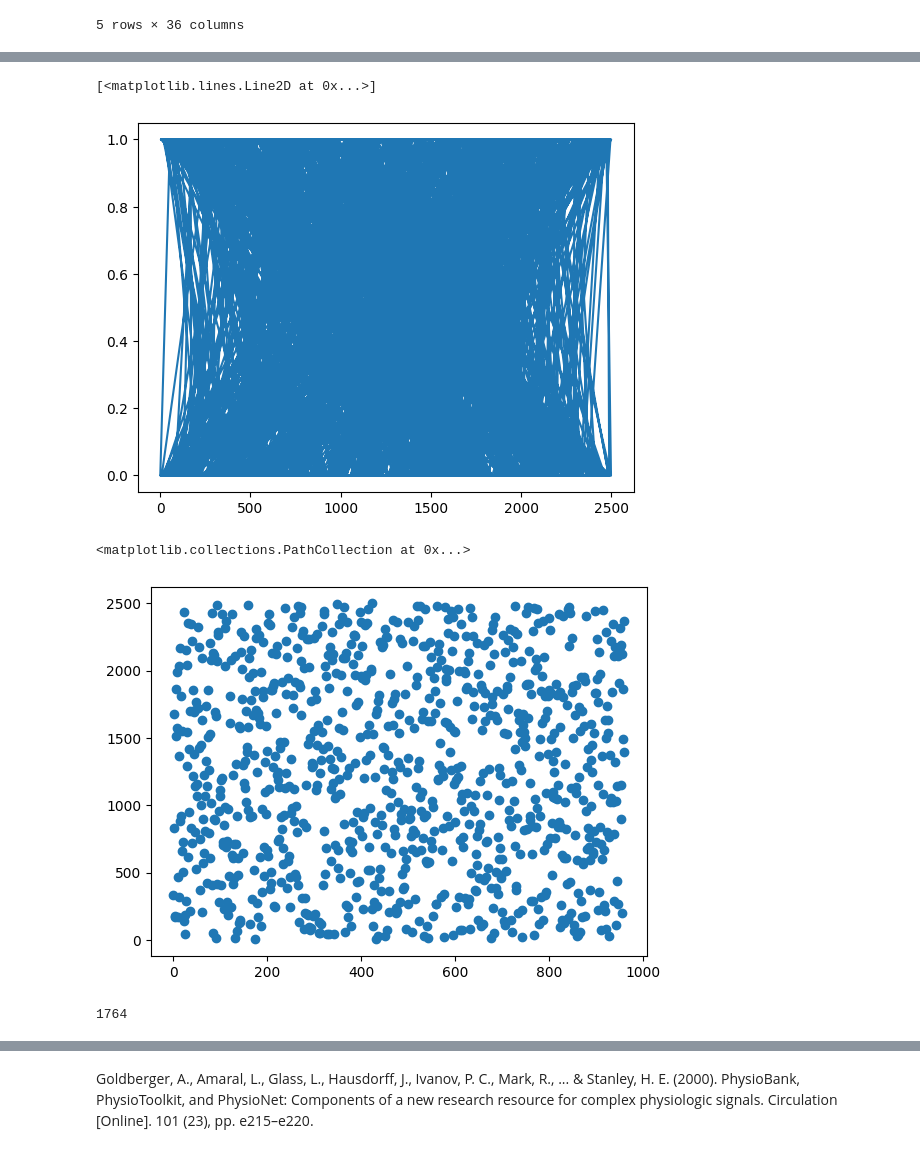
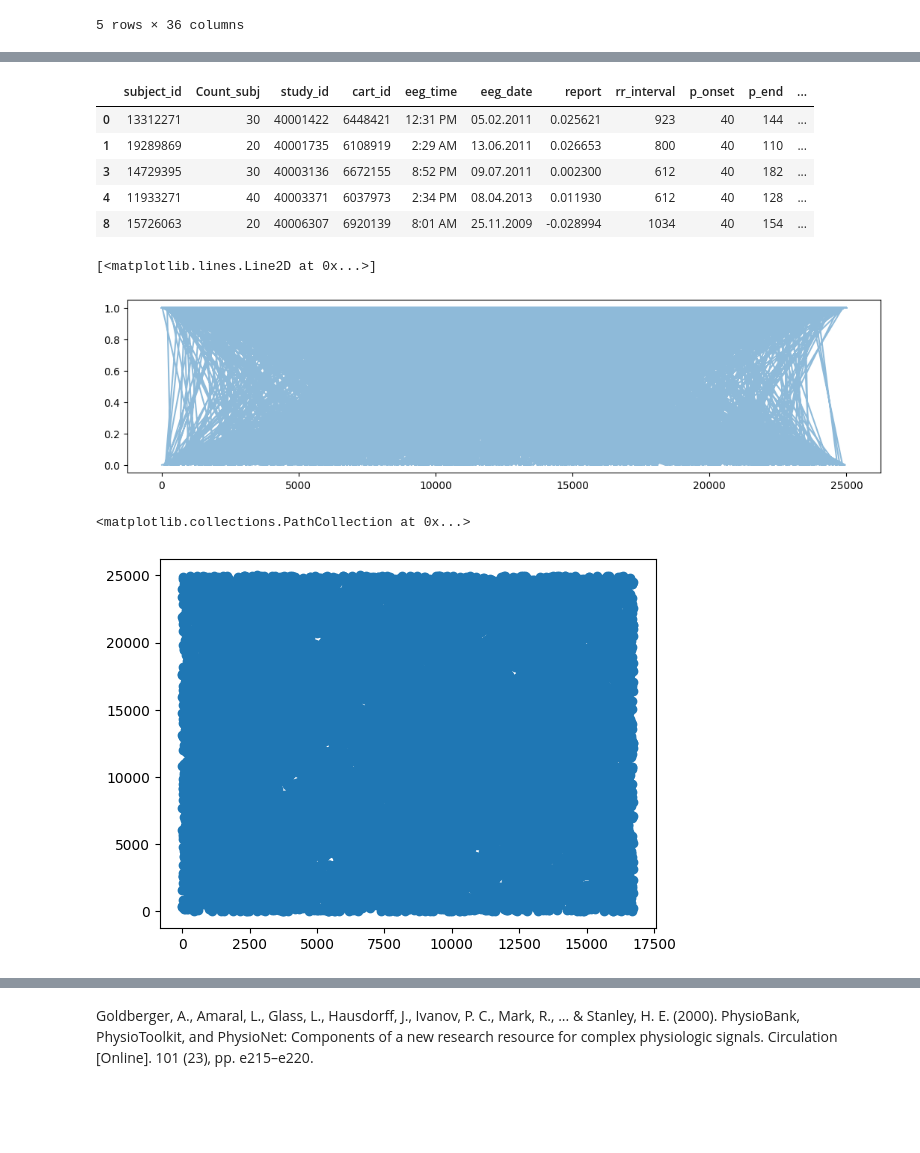
Before and after one commit to TAUforPython/BioMedAI, a Jupyter notebook: GNN model ECG classification.ipynb, the cells around one changed output, grey strips where cells are left out. Drawn from its saved outputs; the diff is of its cells as text; code cells hidden in the pictures; blank space fills up the shorter version.

```diff
--- a/GNN model ECG classification.ipynb
+++ b/GNN model ECG classification.ipynb
@@ -22,7 +25,7 @@ from gensim.models import Word2Vec
 # %%
 # загружаем полный датасет
 #raw_table_data = pd.read_csv('https://raw.githubusercontent.com/TAUforPython/BioMedAI/main/test_datasets/test_data_ECG.csv', nrows=25000)
-raw_table_data = pd.read_csv('https://raw.githubusercontent.com/TAUforPython/BioMedAI/main/test_datasets/ArrayArrowDataECGgraph.csv', nrows=2500, sep=';')
+raw_table_data = pd.read_csv('https://raw.githubusercontent.com/TAUforPython/BioMedAI/main/test_datasets/ArrayArrowDataECGgraph.csv', nrows=25000, sep=';')
 raw_table_data.head(5)
 # %% [output]
 |  | subject_id | Count_subj | study_id | cart_id | Healthy_Status | eeg_time | eeg_date | report_0 | report_1 | ... |
@@ -71,23 +58,5 @@ full_df_filtered = full_df_filtered.drop(columns = ['bandwidth', 'filtering'])
 # Делаем колонку с таргетами крайней справа
 full_df_filtered = full_df_filtered[[col for col in full_df_filtered.columns if col != 'Healthy_Status'] + ['Healthy_Status']]
 
-# Разбиваем столбец с текстовым отчетом на токены
-words = [text.split() for text in full_df_filtered['report']]
-
-# Обучаем модель Word2Vec
-w2v_model = Word2Vec(words)
-
-# Функция для получения среднего эмбеддинга строки
-def get_sentence_embedding(sentence):
-    words = sentence.split()
-    word_vectors = [w2v_model.wv[word] for word in words if word in w2v_model.wv]
-    if word_vectors:
-        return np.mean(word_vectors, axis=0)  # Усреднённый вектор
-    else:
-        return np.zeros(w2v_model.vector_size)  # Нулевой вектор, если слова нет в модели
-
-# Применяем функцию ко всей колонке и переводим каждый вектор в одно число
-full_df_filtered['report'] = full_df_filtered['report'].apply(lambda x: get_sentence_embedding(x).mean())
-
-full_df_filtered.head()
+full_df_filtered['report']
 # %% [output]
@@ -103,0 +77,14 @@ full_df_filtered.shape
+# %%
+#example of diagnosis tokenizing
+print(full_df_filtered['report'][1].lower().split())
+
+def get_sentence_embedding(sentence):
+    #words = sentence.split()
+    words = sentence.lower().split()
+    word_vectors = [w2v_model.wv[word] for word in words if word in w2v_model.wv]
+    if word_vectors:
+        return np.mean(word_vectors, axis=0)  # Усреднённый вектор
+    else:
+        return np.zeros(w2v_model.vector_size)  # Нулевой вектор, если слова нет в модели
+
+#get_sentence_embedding(full_df_filtered['report'][1])
@@ -104,3 +102,21 @@ full_df_filtered.shape
+# %%
+# Разбиваем столбец с текстовым отчетом на токены
+words = [text.split() for text in full_df_filtered['report']]
+
+# Обучаем модель Word2Vec
+w2v_model = Word2Vec(words)
+
+# Применяем функцию ко всей колонке и переводим каждый вектор в одно число
+full_df_filtered['report'] = full_df_filtered['report'].apply(lambda x: get_sentence_embedding(x).mean())
+
+full_df_filtered.head()
+# %% [output]
+|  | subject_id | Count_subj | study_id | cart_id | eeg_time | eeg_date | report | rr_interval | p_onset | p_end | ... |
+| 0 | 13312271 | 30 | 40001422 | 6448421 | 12:31 PM | 05.02.2011 | 0.025621 | 923 | 40 | 144 | ... |
+| 1 | 19289869 | 20 | 40001735 | 6108919 | 2:29 AM | 13.06.2011 | 0.026653 | 800 | 40 | 110 | ... |
+| 3 | 14729395 | 30 | 40003136 | 6672155 | 8:52 PM | 09.07.2011 | 0.002300 | 612 | 40 | 182 | ... |
+| 4 | 11933271 | 40 | 40003371 | 6037973 | 2:34 PM | 08.04.2013 | 0.011930 | 612 | 40 | 128 | ... |
+| 8 | 15726063 | 20 | 40006307 | 6920139 | 8:01 AM | 25.11.2009 | -0.028994 | 1034 | 40 | 154 | ... |
 # %%
 # make new dataset from old columns
 table_data = full_df_filtered[['subject_id','study_id','eeg_date','report','rr_interval','p_end','qrs_onset','qrs_end','t_end','p_axis','qrs_axis','t_axis','Healthy_Status']].copy()
@@ -109,19 +125,17 @@ table_data = table_data.sort_values(by=['subject_id', 'eeg_date'])
 
 #table_data = table_data.head(1000)
 # %%
-duplicate_index = table_data['subject_id'].duplicated()
-plt.plot(duplicate_index)
+patient_visit_time_array_index = table_data['subject_id'].duplicated()
+plt.figure(figsize=(13,3))
+plt.plot(patient_visit_time_array_index, alpha = 0.5)
 # %% [output]
 [<matplotlib.lines.Line2D at 0x...>]
-[figure, old version]
+[figure, new version]
 # %%
-duplicate_index = duplicate_index[duplicate_index[:]==True].index
-plt.scatter(range(0,len(duplicate_index)), duplicate_index)
+
+patient_visit_time_array_index = patient_visit_time_array_index[patient_visit_time_array_index[:]==True].index
+plt.scatter(range(0,len(patient_visit_time_array_index)), patient_visit_time_array_index)
 # %% [output]
 <matplotlib.collections.PathCollection at 0x...>
-[figure, old version]
+[figure, new version]
-# %%
-len(table_data)
-# %% [output]
-1764
 # %%
```
Also changed, not shown: parts of 121 cells of this notebook.
